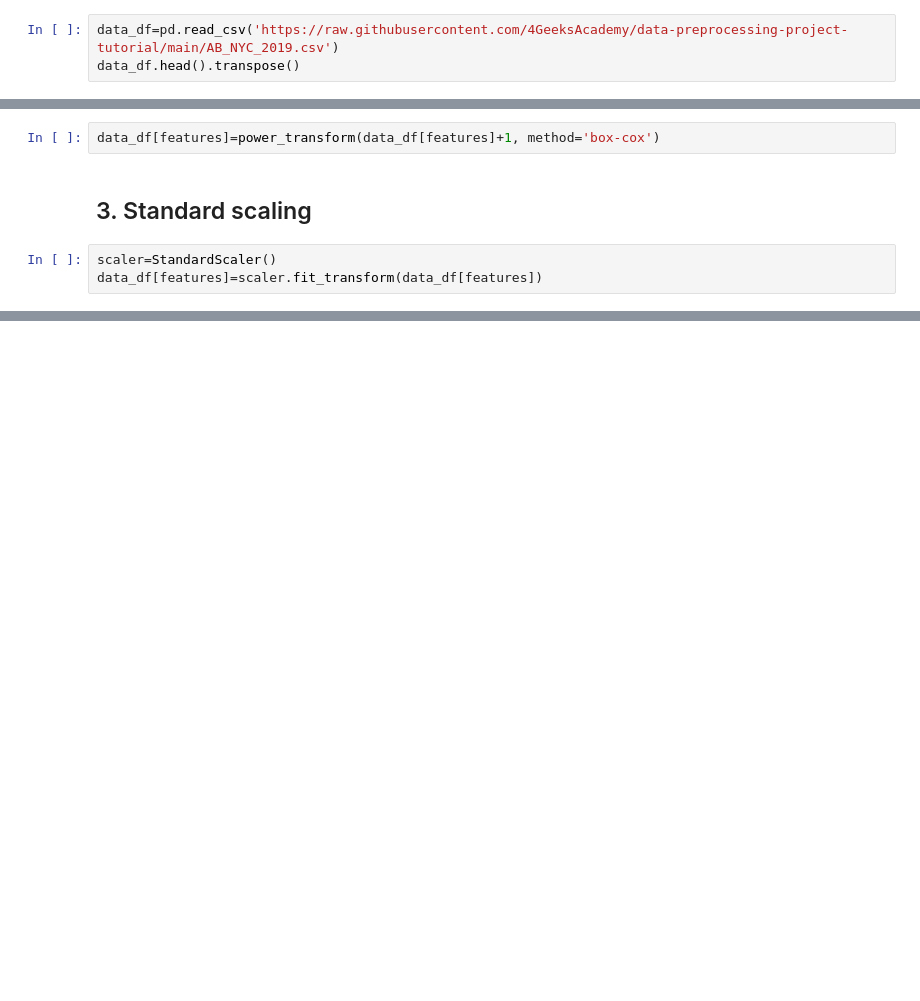
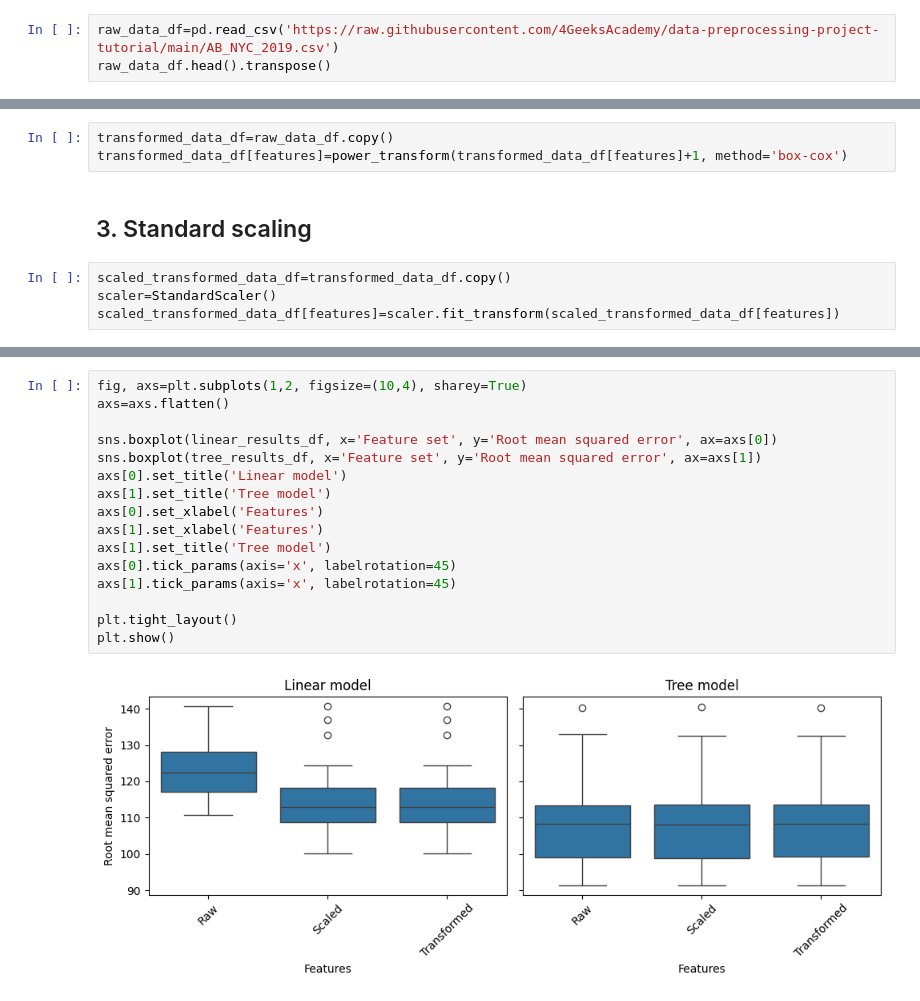
Before and after one commit to gperdrizet/gperdrizet-data-preprocessing-project-tutorial, a Jupyter notebook: gperdrizet-03_feature_engineering.ipynb, the cells around one changed output, grey strips where cells are left out. Saved outputs shown, nothing was run; the diff lists cells and outputs as text; blank space fills up the shorter version.

```diff
--- a/gperdrizet-03_feature_engineering.ipynb
+++ b/gperdrizet-03_feature_engineering.ipynb
@@ -33,8 +31,8 @@ features=[
 # %% [markdown]
 ## 1. Data loading
 # %%
-data_df=pd.read_csv('https://raw.githubusercontent.com/4GeeksAcademy/data-preprocessing-project-tutorial/main/AB_NYC_2019.csv')
-data_df.head().transpose()
+raw_data_df=pd.read_csv('https://raw.githubusercontent.com/4GeeksAcademy/data-preprocessing-project-tutorial/main/AB_NYC_2019.csv')
+raw_data_df.head().transpose()
 # %% [output]
 |  | 0 | 1 | 2 | 3 | 4 |
 | id | 2539 | 2595 | 3647 | 3831 | 5022 |
@@ -68,9 +66,11 @@ data_df[features].describe()
 # %% [markdown]
 ## 2. Box-Cox transformation
 # %%
-data_df[features]=power_transform(data_df[features]+1, method='box-cox')
+transformed_data_df=raw_data_df.copy()
+transformed_data_df[features]=power_transform(transformed_data_df[features]+1, method='box-cox')
 # %% [markdown]
 ## 3. Standard scaling
 # %%
+scaled_transformed_data_df=transformed_data_df.copy()
 scaler=StandardScaler()
-data_df[features]=scaler.fit_transform(data_df[features])
+scaled_transformed_data_df[features]=scaler.fit_transform(scaled_transformed_data_df[features])
@@ -190,0 +165,18 @@ plt.show()
+# %%
+fig, axs=plt.subplots(1,2, figsize=(10,4), sharey=True)
+axs=axs.flatten()
+
+sns.boxplot(linear_results_df, x='Feature set', y='Root mean squared error', ax=axs[0])
+sns.boxplot(tree_results_df, x='Feature set', y='Root mean squared error', ax=axs[1])
+axs[0].set_title('Linear model')
+axs[1].set_title('Tree model')
+axs[0].set_xlabel('Features')
+axs[1].set_xlabel('Features')
+axs[1].set_title('Tree model')
+axs[0].tick_params(axis='x', labelrotation=45)
+axs[1].tick_params(axis='x', labelrotation=45)
+
+plt.tight_layout()
+plt.show()
+# %% [output]
+[figure, added]
```
Also changed, not shown: parts of 13 cells of this notebook, 1 other file.
